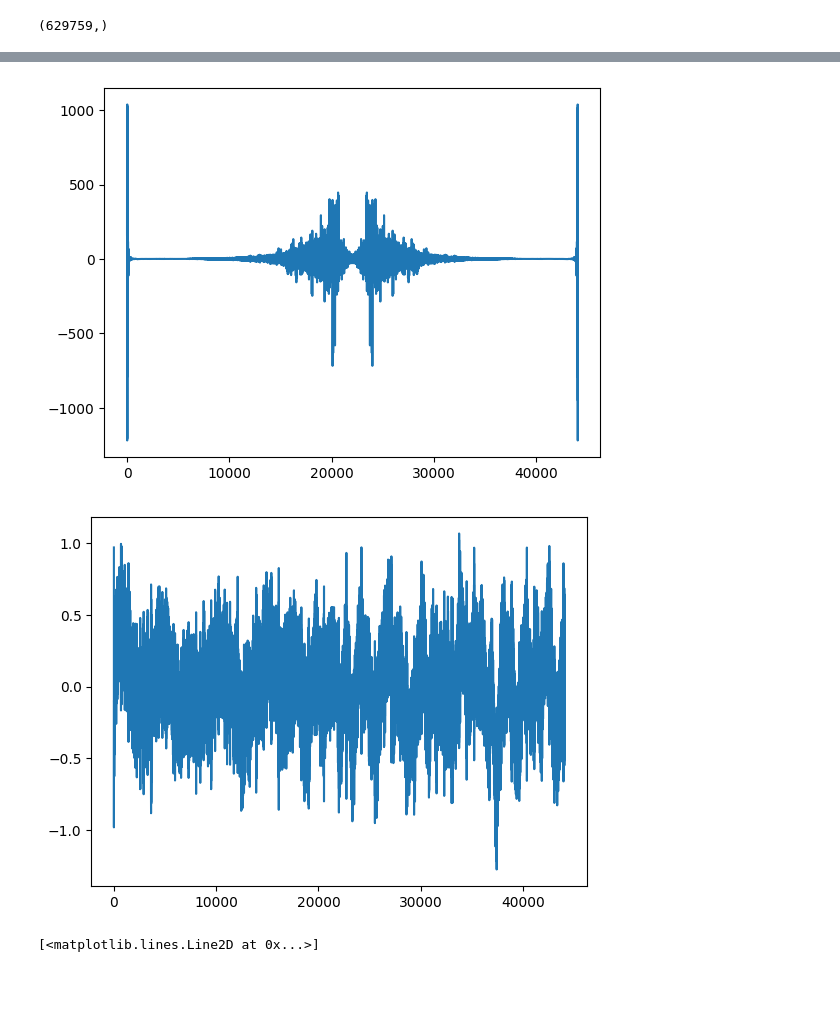
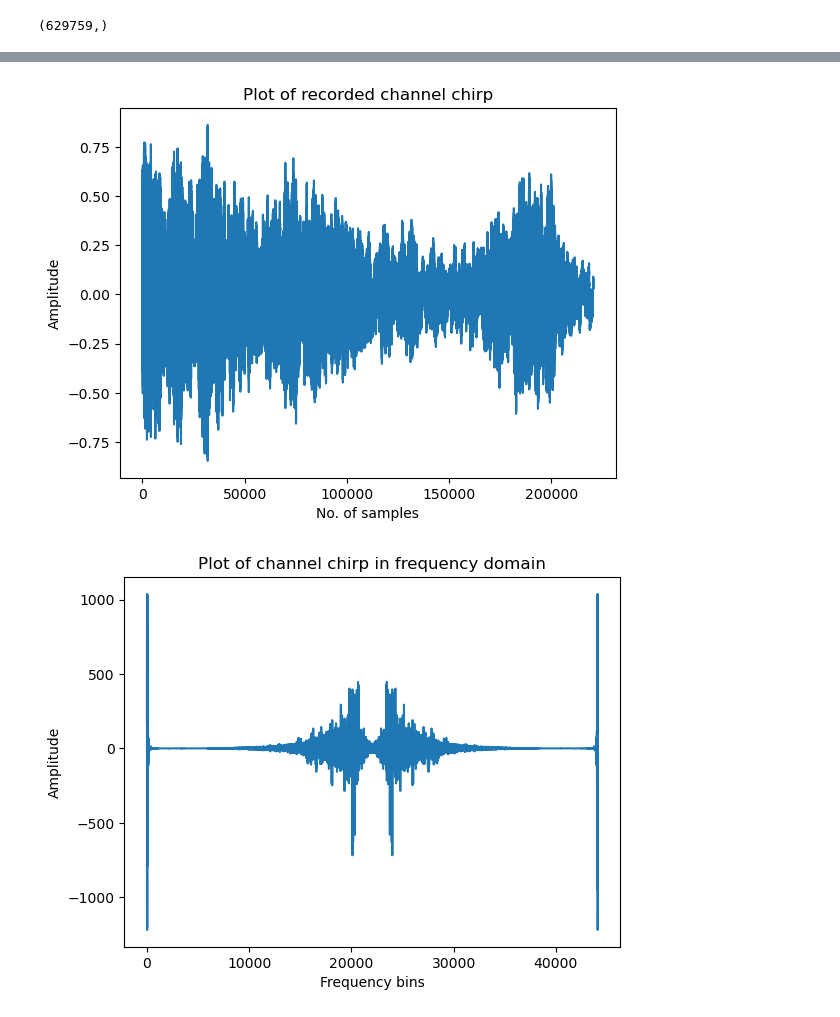
Before and after one commit to kmcm0707/GF3, a Jupyter notebook: full_decoder.ipynb, the cells around one changed output, grey strips where cells are left out. Saved outputs shown, nothing was run; the diff lists cells and outputs as text; code cells hidden in the pictures; blank space fills up the shorter version.

```diff
--- a/full_decoder.ipynb
+++ b/full_decoder.ipynb
@@ -540,18 +546,41 @@ plt.show()
 # %%
 # Channel estimation using the chirp
-chirp_data = y[lags[max_index]:lags[max_index] + len(chirp)]
-channel_chirp = standered_estimation(chirp, chirp_data, fs)
+chirp_data = y[lags[max_index]:lags[max_index] + len(chirp)] # lags[max_index] is where the chirp starts
+plt.plot(chirp_data)
+plt.xlabel("No. of samples")
+plt.ylabel("Amplitude")
+plt.title("Plot of recorded channel chirp")
+plt.show()
+
+channel_chirp = standered_estimation(chirp, chirp_data, fs) # calculate channel coefficients in the frequency domain
 
 plt.plot(channel_chirp)
+plt.xlabel("Frequency bins")
+plt.ylabel("Amplitude")
+plt.title("Plot of channel chirp in frequency domain")
 plt.show()
+
 channel_time = np.fft.ifft(channel_chirp)
 plt.plot(channel_time)
+plt.xlabel("No. of samples")
+plt.ylabel("Amplitude")
+plt.title("Plot of channel chirp in time domain")
 plt.show()
 
 channel_time = channel_time[:1024]
+plt.plot(channel_time)
+plt.xlabel("No. of samples")
+plt.ylabel("Amplitude")
+plt.title("Plot of channel chirp in time domain sliced until 1024")
+plt.show()
+
+
 channel_freq = np.fft.fft(channel_time, n = 1024)
 plt.plot(np.abs(channel_freq))
+plt.xlabel("Frequency bins")
+plt.ylabel("Amplitude")
+plt.title("Plot of channel impulse response in frequency domain")
+plt.show()
 # %% [output]
-[figure, old version]
+[figure, new version]
-[figure, old version]
+[figure, new version]
-[<matplotlib.lines.Line2D at 0x...>]
```
Also changed, not shown: parts of 16 cells of this notebook.
